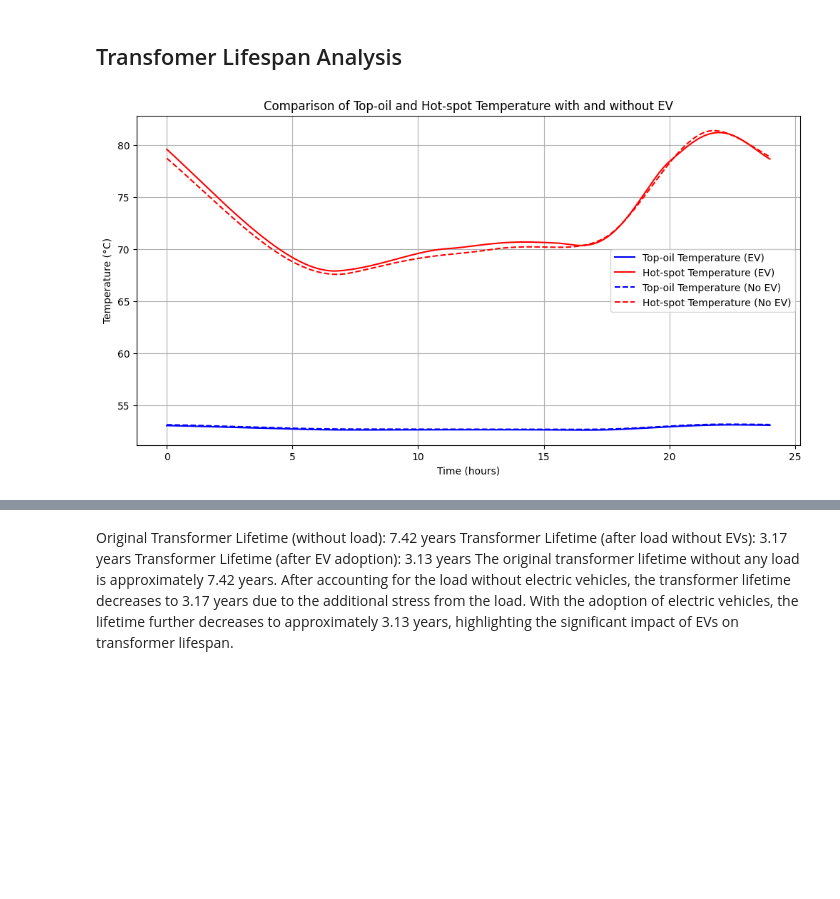
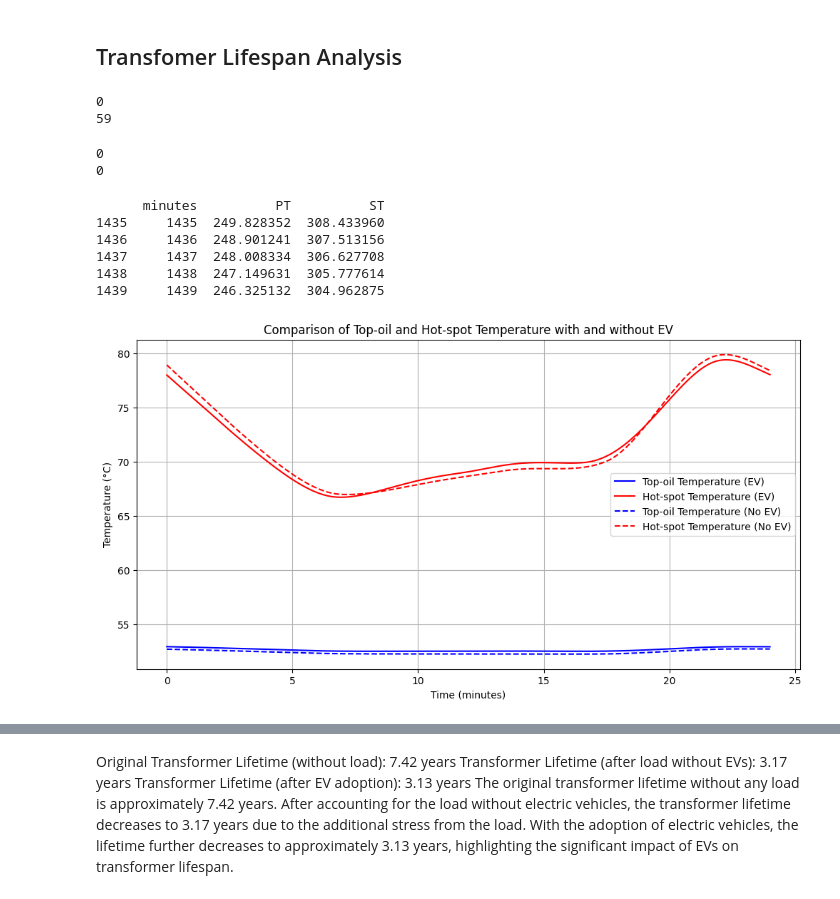
Before and after one commit to KanyantaM/final-year-project, a Jupyter notebook: Final_Year_Project_Code.ipynb, the cells around one changed output, grey strips where cells are left out. Saved outputs shown, nothing was run; the diff lists cells and outputs as text; code cells hidden in the pictures; blank space fills up the shorter version.

```diff
--- a/Final_Year_Project_Code.ipynb
+++ b/Final_Year_Project_Code.ipynb
@@ -969,6 +765,38 @@ Standard Deviation of Combined THD: 1.46
 # Objectives
 # %% [markdown]
 ## Transfomer Lifespan Analysis
+# %%
+print(average_load_profile_all_ev_df['PT'].isna().sum())  # This should print 0 if all NaNs are filled
+print(average_load_profile_all_h_df['PT'].isna().sum())  # This should print 0 if all NaNs are filled
+# %% [output]
+0
+59
+# %%
+average_load_profile_all_h_df['PT'] = average_load_profile_all_h_df['PT'].ffill().bfill()
+average_load_profile_all_h_df['ST'] = average_load_profile_all_h_df['ST'].ffill().bfill()
+# %%
+print(average_load_profile_all_ev_df['PT'].isna().sum())  # This should print 0 if all NaNs are filled
+print(average_load_profile_all_h_df['PT'].isna().sum())  # This should print 0 if all NaNs are filled
+# %% [output]
+0
+0
+# %%
+# Assuming average_load_profile_all_h_df has the extra row
+combined_load_pt = average_load_profile_all_ev_df['PT'].values + average_load_profile_all_h_df['PT'].values[:-1]  # Exclude the last row of average_load_profile_all_h_df
+combined_load_st = average_load_profile_all_ev_df['ST'].values + average_load_profile_all_h_df['ST'].values[:-1]  # Exclude the last row of average_load_profile_all_h_df
+time_in_minutes = average_load_profile_all_ev_df['minutes'].values
+
+# Create a new DataFrame for the combined load
+combined_load_profile_df = pd.DataFrame({'minutes': time_in_minutes, 'PT': combined_load_pt, 'ST': combined_load_st})
+
+print(combined_load_profile_df.tail())
+# %% [output]
+      minutes          PT          ST
+1435     1435  249.828352  308.433960
+1436     1436  248.901241  307.513156
+1437     1437  248.008334  306.627708
+1438     1438  247.149631  305.777614
+1439     1439  246.325132  304.962875
 # %%
 # Transformer and thermal constants (you may need to adjust these based on actual transformer data)
 transformer_size = 500  # Transformer rated size (kVA)
@@ -987,20 +815,35 @@ transformer_lifetime_hours = 65000  #Assuming a transformer's lifetime at 50% re
 
 # Assuming 'total_load_df' is already defined and contains the 'Total_PT' column
 # Calculating the load factor K
-K = total_load_df['Total_PT'] / transformer_size
+K = combined_load_profile_df['PT'] / transformer_size
 
-K_no_EV = total_load_no_EV['Total_PT'] / transformer_size
+K_no_EV = average_load_profile_all_h_df['PT'].values[:-1] / transformer_size
 
 # Prepare DataFrame for K values
 K_df = pd.DataFrame({
-    'hour': range(24),
+    'minutes': range(1440),
     'K': K  # The load factor K over 24 hours
 })
 
 K_df_no_EV = pd.DataFrame({
-    'hour': range(24),
+    'minutes': range(1440),
     'K': K_no_EV  # The load factor K over 24 hours
 })
+# %%
+# Resample the data to hourly by grouping every 60 minutes and taking the mean
+K_hourly_df = K_df.groupby(K_df.index // 60).mean()
+K_hourly_df['hours'] = range(24)
+
+K_hourly_df_no_EV = K_df_no_EV.groupby(K_df_no_EV.index // 60).mean()
+K_hourly_df_no_EV['hours'] = range(24)
+
+# Drop the 'minutes' column as it is no longer relevant after conversion to hours
+K_hourly_df = K_hourly_df.drop(columns=['minutes'])
+K_hourly_df_no_EV = K_hourly_df_no_EV.drop(columns=['minutes'])
+
+# Reset the index to get a cleaner DataFrame
+K_hourly_df = K_hourly_df.reset_index(drop=True)
+K_hourly_df_no_EV = K_hourly_df_no_EV.reset_index(drop=True)
 # %%
 # Initial conditions
 theta_o_init = 25  # Initial top-oil temperature (°C)
@@ -1015,7 +858,7 @@ def thermal_model(t, y, K_df):
     theta_o, Delta_theta_h1, Delta_theta_h2 = y
 
     # Interpolating K for the current time t (ensure this is a scalar)
-    K_t = float(np.interp(t, K_df['hour'], K_df['K']))
+    K_t = float(np.interp(t, K_hourly_df['hours'], K_df['K']))
 
     # Top-oil temperature differential equation (ensure scalars are returned)
     dtheta_o_dt = ((1 + K_t**2 * R )/ (1 + R))**x * delta_theta_or / (k11 * tau_o) - (theta_o - theta_alpha) / tau_o
@@ -1027,13 +870,13 @@ def thermal_model(t, y, K_df):
     # Return the rates of change as a list of scalars
     return [dtheta_o_dt, dDelta_theta_h1_dt, dDelta_theta_h2_dt]
 # %%
-num_days = 365*30  # Number of iterations (days)
+num_days = 60  # Number of iterations (days)
 # Loop for EV case
 for day in range(num_days):
     # Solve the ODEs for this day
     sol = solve_ivp(
         thermal_model, t_span, [theta_o_init, Delta_theta_h1_init, Delta_theta_h2_init],
-        t_eval=t_eval, args=(K_df,)
+        t_eval=t_eval, args=(K_hourly_df,)
     )
 
     # Extract the final conditions at the end of the day (last time step)
@@ -1050,7 +893,7 @@ for day in range(num_days):
 # to solve the ODE one last time for the converged state
 sol_final = solve_ivp(
     thermal_model, t_span, [theta_o_init, Delta_theta_h1_init, Delta_theta_h2_init],
-    t_eval=t_eval, args=(K_df,)
+    t_eval=t_eval, args=(K_hourly_df,)
 )
 
 theta_o_init_no_EV, Delta_theta_h1_init_no_EV, Delta_theta_h2_init_no_EV = theta_o_init, Delta_theta_h1_init, Delta_theta_h2_init
@@ -1059,7 +902,7 @@ for day in range(num_days):
     # Solve the ODEs for this day without EV
     sol_no_EV = solve_ivp(
         thermal_model, t_span, [theta_o_init_no_EV, Delta_theta_h1_init_no_EV, Delta_theta_h2_init_no_EV],
-        t_eval=t_eval, args=(K_df_no_EV,)
+        t_eval=t_eval, args=(K_hourly_df_no_EV,)
     )
 
     # Extract the final conditions at the end of the day (last time step)
@@ -1075,7 +918,7 @@ for day in range(num_days):
 # Final solution for No EV
 sol_final_no_EV = solve_ivp(
     thermal_model, t_span, [theta_o_init_no_EV, Delta_theta_h1_init_no_EV, Delta_theta_h2_init_no_EV],
-    t_eval=t_eval, args=(K_df_no_EV,)
+    t_eval=t_eval, args=(K_hourly_df_no_EV,)
 )
 
 # Extract the solutions
@@ -1084,35 +927,35 @@ Delta_theta_h1_sol = sol_final.y[1]  # Hot-spot temperature rise part 1 with EV
 Delta_theta_h2_sol = sol_final.y[2]  # Hot-spot temperature rise part 2 with EV
 
 theta_o_sol_no_EV = sol_final_no_EV.y[0]  # Top-oil temperature without EV
 Delta_theta_h1_sol_no_EV = sol_final_no_EV.y[1]  # Hot-spot temperature rise part 1 without EV
 Delta_theta_h2_sol_no_EV = sol_final_no_EV.y[2]  # Hot-spot temperature rise part 2 without EV
 
 # Calculate total hot-spot temperature rise and hot-spot temperature
 Delta_theta_h_sol = Delta_theta_h1_sol - Delta_theta_h2_sol
 theta_h_sol = theta_o_sol + Delta_theta_h_sol
 
 Delta_theta_h_sol_no_EV = Delta_theta_h1_sol_no_EV - Delta_theta_h2_sol_no_EV
 theta_h_sol_no_EV = theta_o_sol_no_EV + Delta_theta_h_sol_no_EV
 
 # Plot the results
 plt.figure(figsize=(12, 6))
 
 # Plot with EV (solid lines)
 plt.plot(t_eval, theta_o_sol, label="Top-oil Temperature (EV)", color="blue", linestyle='-')
 plt.plot(t_eval, theta_h_sol, label="Hot-spot Temperature (EV)", color="red", linestyle='-')
 
 # Plot without EV (dotted lines)
 plt.plot(t_eval, theta_o_sol_no_EV, label="Top-oil Temperature (No EV)", color="blue", linestyle='--')
 plt.plot(t_eval, theta_h_sol_no_EV, label="Hot-spot Temperature (No EV)", color="red", linestyle='--')
 
-plt.xlabel('Time (hours)')
+plt.xlabel('Time (minutes)')
 plt.ylabel('Temperature (°C)')
 plt.title('Comparison of Top-oil and Hot-spot Temperature with and without EV')
 plt.legend()
 plt.grid(True)
 plt.show()
 # %% [output]
-[figure, old version]
+[figure, new version]
 # %% [markdown]
 This gives the hot spot graph as shown below:
 ![image.png](embedded-picture-1)
```
Also changed, not shown: parts of 29 cells of this notebook.
